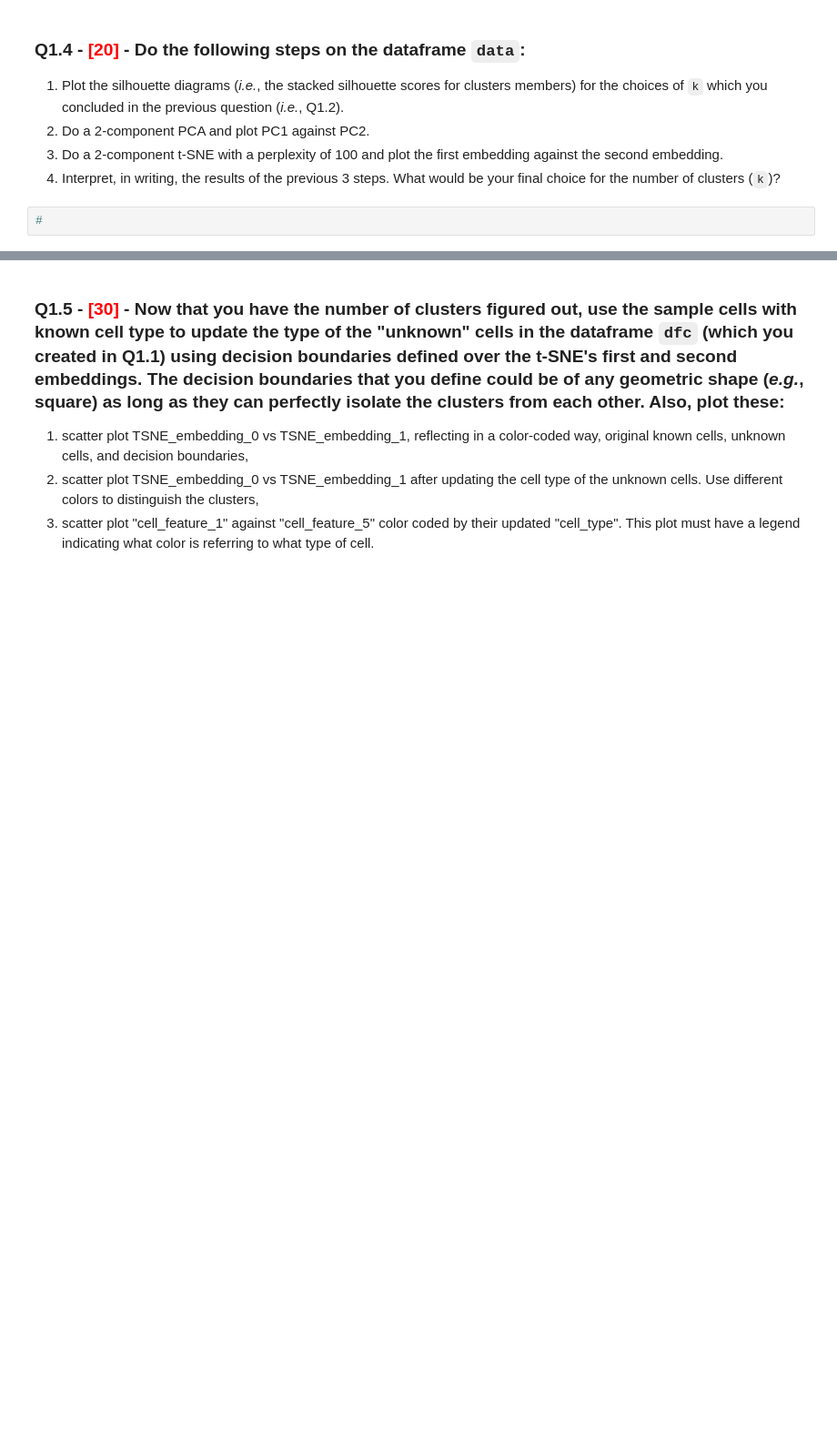
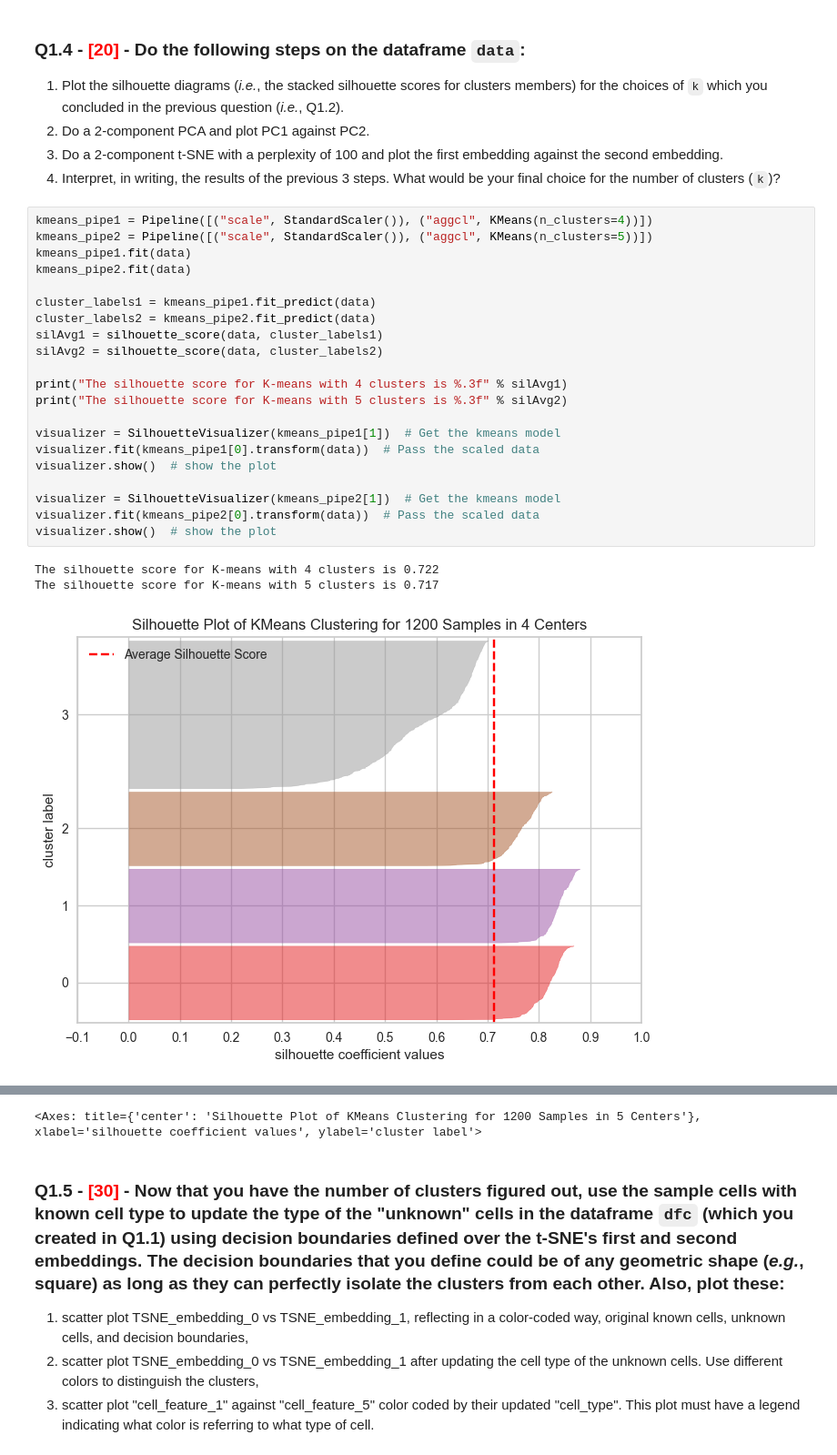
Before and after one commit to ParamvirSran/Machine-Learning, a Jupyter notebook: Assignments/A9/Assignment_9.ipynb, the cells around one changed output, grey strips where cells are left out. Shown at 91% size. Cells and saved outputs as stored; diff of their text form; blank space fills up the shorter version.

```diff
--- a/Assignments/A9/Assignment_9.ipynb
+++ b/Assignments/A9/Assignment_9.ipynb
@@ -97,5 +145,28 @@ Using these plots we can see the clustering of each feature when compared to eac
 2. Do a 2-component PCA and plot PC1 against PC2.
 3. Do a 2-component t-SNE with a perplexity of 100 and plot the first embedding against the second embedding.
 4. Interpret, in writing, the results of the previous 3 steps. What would be your final choice for the number of clusters (`k`)?
-# %%
-#
+# %%
+kmeans_pipe1 = Pipeline([("scale", StandardScaler()), ("aggcl", KMeans(n_clusters=4))])
+kmeans_pipe2 = Pipeline([("scale", StandardScaler()), ("aggcl", KMeans(n_clusters=5))])
+kmeans_pipe1.fit(data)
+kmeans_pipe2.fit(data)
+
+cluster_labels1 = kmeans_pipe1.fit_predict(data)
+cluster_labels2 = kmeans_pipe2.fit_predict(data)
+silAvg1 = silhouette_score(data, cluster_labels1)
+silAvg2 = silhouette_score(data, cluster_labels2)
+
+print("The silhouette score for K-means with 4 clusters is %.3f" % silAvg1)
+print("The silhouette score for K-means with 5 clusters is %.3f" % silAvg2)
+
+visualizer = SilhouetteVisualizer(kmeans_pipe1[1])  # Get the kmeans model
+visualizer.fit(kmeans_pipe1[0].transform(data))  # Pass the scaled data
+visualizer.show()  # show the plot
+
+visualizer = SilhouetteVisualizer(kmeans_pipe2[1])  # Get the kmeans model
+visualizer.fit(kmeans_pipe2[0].transform(data))  # Pass the scaled data
+visualizer.show()  # show the plot
+# %% [output]
+The silhouette score for K-means with 4 clusters is 0.722
+The silhouette score for K-means with 5 clusters is 0.717
+[figure, added]
@@ -102,3 +174,4 @@ Using these plots we can see the clustering of each feature when compared to eac
+<Axes: title={'center': 'Silhouette Plot of KMeans Clustering for 1200 Samples in 5 Centers'}, xlabel='silhouette coefficient values', ylabel='cluster label'>
 # %% [markdown]
 ### Q1.5 - <span style="color:red">[30]</span> - Now that you have the number of clusters figured out, use the sample cells with known cell type to update the type of the "unknown" cells in the dataframe `dfc` (which you created in Q1.1) using decision boundaries defined over the t-SNE's first and second embeddings. The decision boundaries that you define could be of any geometric shape (*e.g.*, square) as long as they can perfectly isolate the clusters from each other. Also, plot these:
 1.   scatter plot TSNE_embedding_0 vs TSNE_embedding_1, reflecting in a color-coded way, original known cells, unknown cells, and decision boundaries,
```
Also changed, not shown: parts of 8 cells of this notebook.
